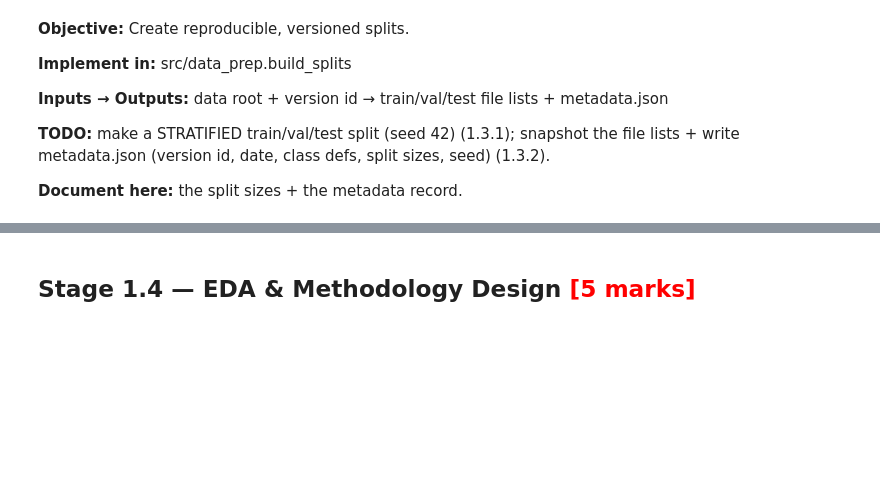
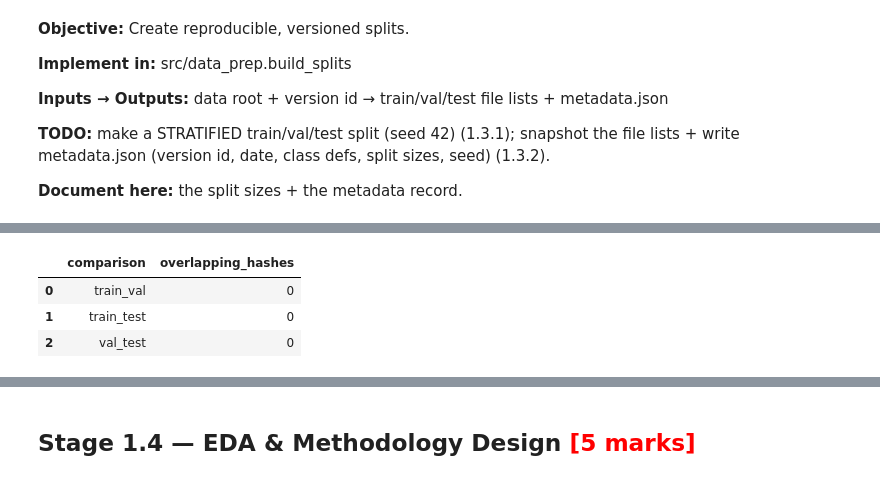
Before and after one commit to narendhar007/capstone, a Jupyter notebook: Data_Preparation.ipynb, the cells around one changed output, grey strips where cells are left out. Saved outputs shown, nothing was run; the diff lists cells and outputs as text; code cells hidden in the pictures; blank space fills up the shorter version.

```diff
--- a/Data_Preparation.ipynb
+++ b/Data_Preparation.ipynb
@@ -362,0 +451,22 @@ final partition.
+# %%
+#Display the results of leakage checks.
+display(
+    pd.DataFrame(
+        [
+            {
+                "comparison": name,
+                "overlapping_hashes": count,
+            }
+            for name, count
+            in meta["leakage_check"].items()
+            if name != "passed"
+        ]
+    )
+)
+
+assert meta["leakage_check"]["passed"]
+# %% [output]
+|  | comparison | overlapping_hashes |
+| 0 | train_val | 0 |
+| 1 | train_test | 0 |
+| 2 | val_test | 0 |
```
Also changed, not shown: parts of 7 cells of this notebook, 5 other files.
